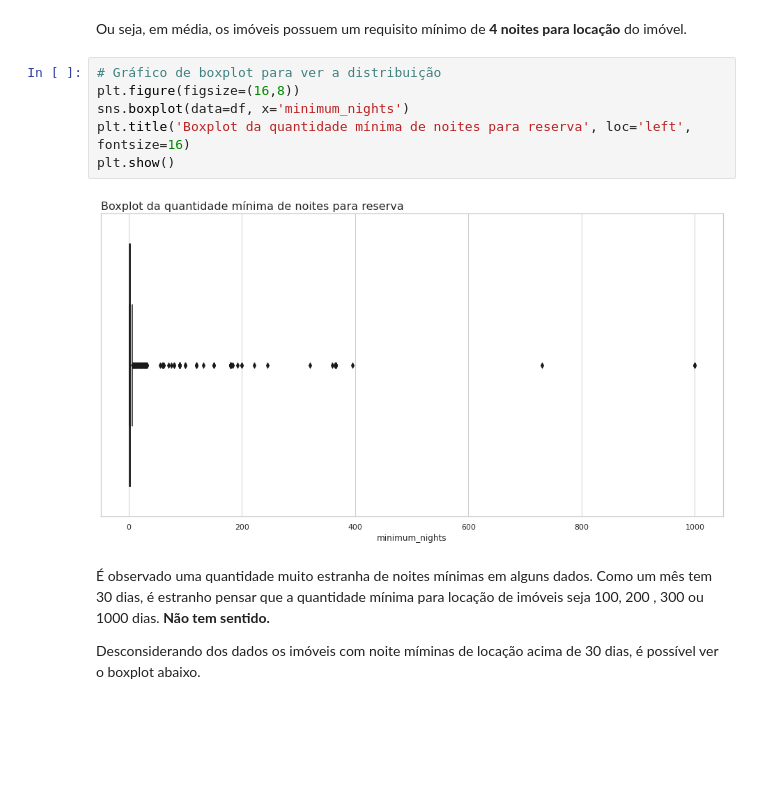
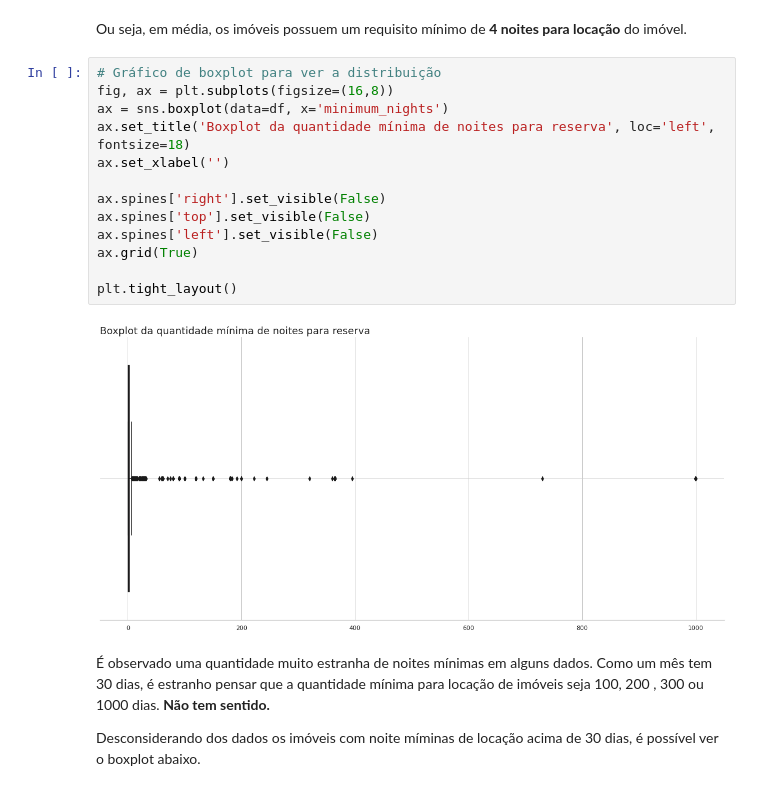
Before and after one commit to andre-almd/Analisando-os-Dados-do-Airbnb, a Jupyter notebook: Analisando_os_Dados_do_Airbnb.ipynb, the cells around one changed output. Drawn from its saved outputs; the diff is of its cells as text; blank space fills up the shorter version.

```diff
--- a/Analisando_os_Dados_do_Airbnb.ipynb
+++ b/Analisando_os_Dados_do_Airbnb.ipynb
@@ -382,12 +433,19 @@ A média de noites mínimas para locação é: 4.26
 Ou seja, em média, os imóveis possuem um requisito mínimo de **4 noites para locação** do imóvel.
 # %%
 # Gráfico de boxplot para ver a distribuição
-plt.figure(figsize=(16,8))
-sns.boxplot(data=df, x='minimum_nights')
-plt.title('Boxplot da quantidade mínima de noites para reserva', loc='left', fontsize=16)
-plt.show()
+fig, ax = plt.subplots(figsize=(16,8))
+ax = sns.boxplot(data=df, x='minimum_nights')
+ax.set_title('Boxplot da quantidade mínima de noites para reserva', loc='left', fontsize=18)
+ax.set_xlabel('')
+
+ax.spines['right'].set_visible(False)
+ax.spines['top'].set_visible(False)
+ax.spines['left'].set_visible(False)
+ax.grid(True)
+
+plt.tight_layout()
 # %% [output]
-[figure, old version]
+[figure, new version]
 # %% [markdown]
 É observado uma quantidade muito estranha de noites mínimas em alguns dados. Como um mês tem 30 dias, é estranho pensar que a quantidade mínima para locação de imóveis seja 100, 200 , 300 ou 1000 dias. **Não tem sentido.**
 
```
Also changed, not shown: parts of 38 cells of this notebook.
